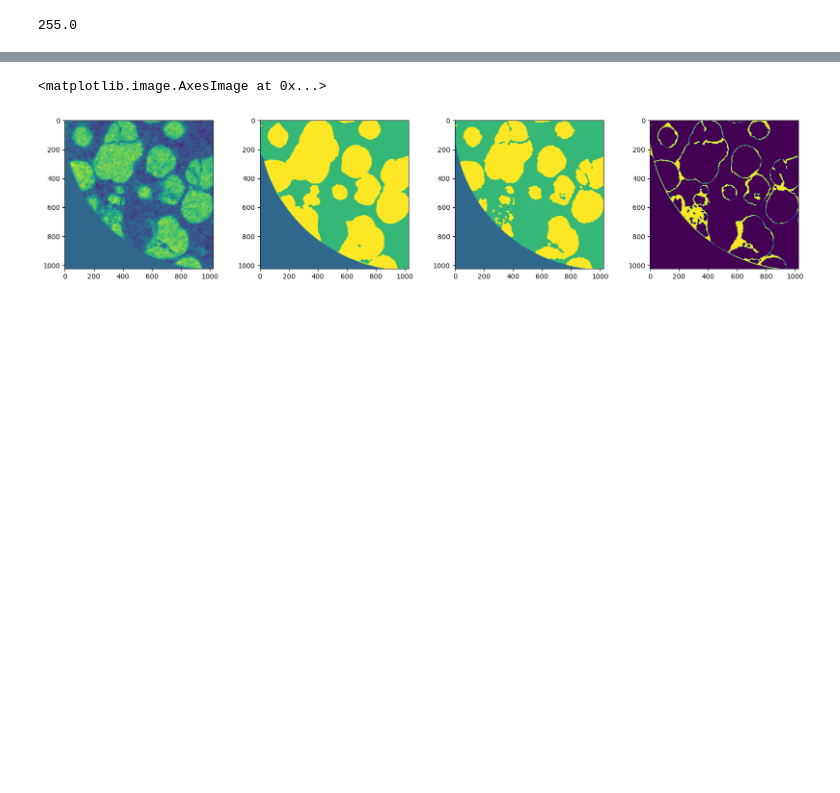
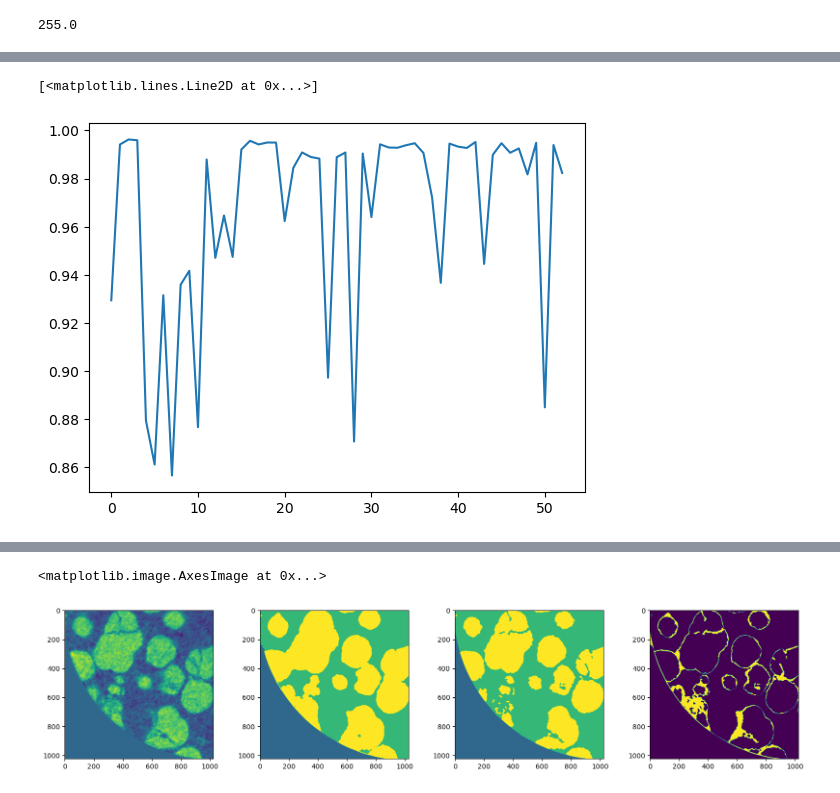
Before and after one commit to laura-rieger/segmenter, a Jupyter notebook: src/Results.ipynb, the cells around one changed output, grey strips where cells are left out. Drawn from its saved outputs; the diff is of its cells as text; code cells hidden in the pictures; blank space fills up the shorter version.

```diff
--- a/src/Results.ipynb
+++ b/src/Results.ipynb
@@ -94,3 +83,8 @@ for j in tqdm(range(len(results))):
+# %%
+plt.plot(results.val_scores[0])
+# %% [output]
+[<matplotlib.lines.Line2D at 0x...>]
+[figure, added]
 # %%
 results[['foldername',
          'test_dice_score','cost_function', 'add_ratio',
```
Also changed, not shown: parts of 8 cells of this notebook, 10 other files.
